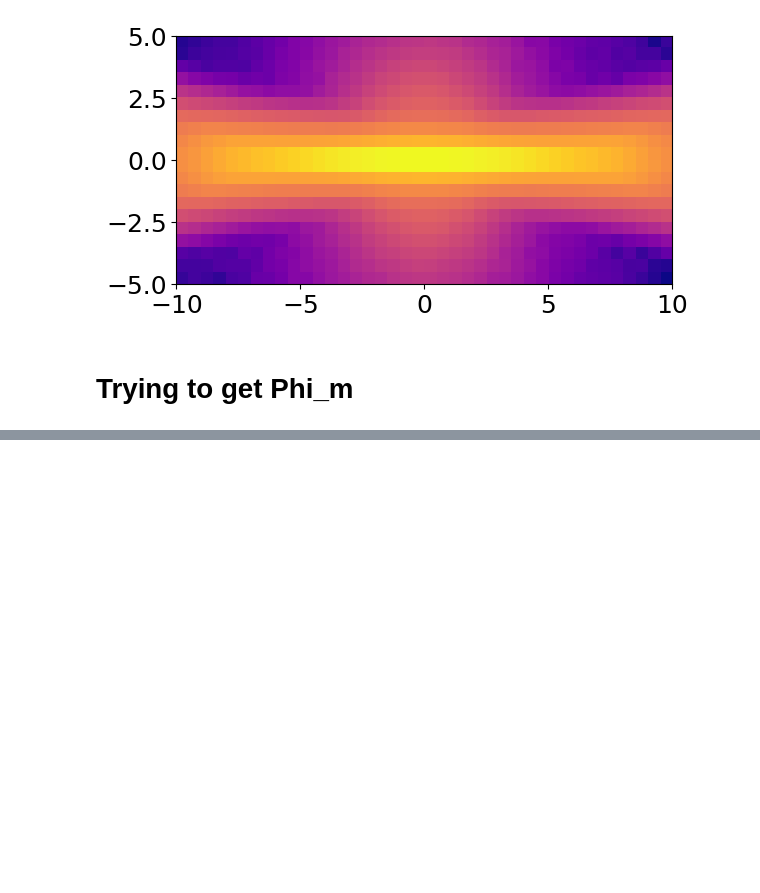
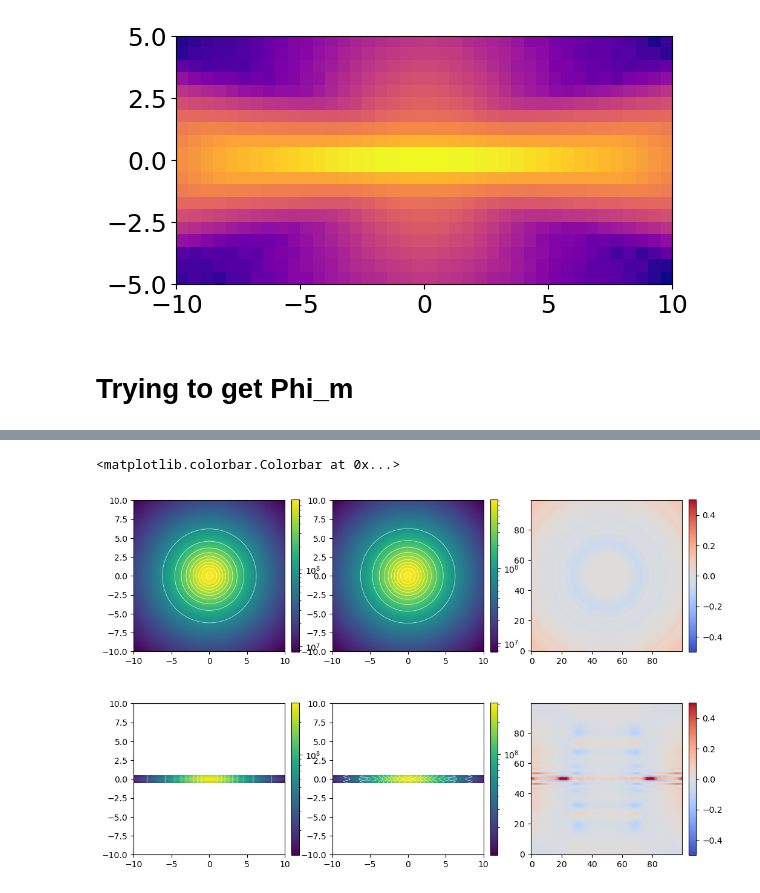
Before and after one commit to David-Chemaly/SchwarMAX, a Jupyter notebook: play.ipynb, the cells around one changed output, grey strips where cells are left out. Drawn from its saved outputs; the diff is of its cells as text; code cells hidden in the pictures; blank space fills up the shorter version.

```diff
--- a/play.ipynb
+++ b/play.ipynb
@@ -346,3 +289,66 @@ plt.axis('off')
+# %%
+plt.figure(figsize=(12,8))
+plt.subplot(2,3,1)
+plt.imshow(jnp.sum(gt_densities, axis=2), origin='lower', extent=[x.min(), x.max(), y.min(), y.max()], norm = 'log')
+plt.colorbar(fraction=0.046, pad=0.04)
+plt.contour(
+x,y, jnp.sum(gt_densities, axis=2),
+levels=10,
+colors="white",
+linewidths=0.6,
+alpha=0.7,
+)
+# plt.axis('off')
+plt.subplot(2,3,2)
+plt.imshow(jnp.sum(densities, axis=2), origin='lower', extent=[x.min(), x.max(), y.min(), y.max()], norm = 'log')
+plt.colorbar(fraction=0.046, pad=0.04)
+plt.contour(
+x,y, jnp.sum(densities, axis=2),
+levels=10,
+colors="white",
+linewidths=0.6,
+alpha=0.7,
+)
+# plt.axis('off')
+plt.subplot(2,3,3)
+# res = jnp.sum((densities-gt_densities)/gt_densities, axis=2)#
+res = (jnp.sum(gt_densities, axis=2) - jnp.sum(densities, axis=2)) / jnp.sum(gt_densities, axis=2)
+mm = 0.5
+plt.imshow(res, origin='lower', cmap='coolwarm', vmin=-mm, vmax=mm)
+plt.colorbar(fraction=0.046, pad=0.04)
+# plt.axis('off')
+plt.subplot(2,3,4)
+plt.imshow(jnp.sum(gt_densities, axis=1).T, origin='lower', extent=[x.min(), x.max(), z.min(), z.max()], norm = 'log')
+plt.colorbar(fraction=0.046, pad=0.04)
+plt.contour(
+X[:, :, 0], Y[:, :, 0], jnp.sum(gt_densities, axis=1).T,
+levels=10,
+colors="white",
+linewidths=0.6,
+alpha=0.7,
+)
+# plt.axis('off')
+plt.subplot(2,3,5)
+plt.imshow(jnp.sum(densities, axis=1).T, origin='lower', extent=[x.min(), x.max(), z.min(), z.max()], norm = 'log')
+plt.colorbar(fraction=0.046, pad=0.04)
+plt.contour(
+X[:, :, 0], Y[:, :, 0], jnp.sum(densities, axis=1).T,
+levels=10,
+colors="white",
+linewidths=0.6,
+alpha=0.7,
+)
+# plt.axis('off')
+plt.subplot(2,3,6)
+# res = jnp.sum(100*(densities-gt_densities)/gt_densities, axis=1)
+res = (jnp.sum(gt_densities, axis=1) - jnp.sum(densities, axis=1)) / jnp.sum(gt_densities, axis=1)
+mm = 0.5#jnp.max(abs(res))
+plt.imshow(res.T, origin='lower', cmap='coolwarm', vmin=-mm, vmax=mm)#, extent=[x.min(), x.max(), z.min(), z.max()]
+plt.colorbar(fraction=0.046, pad=0.04)
+# plt.axis('off')
+# %% [output]
+<matplotlib.colorbar.Colorbar at 0x...>
+[figure, added]
 # %%
 import jax
 import jax.numpy as jnp
```
Also changed, not shown: parts of 10 cells of this notebook, 4 other files.
